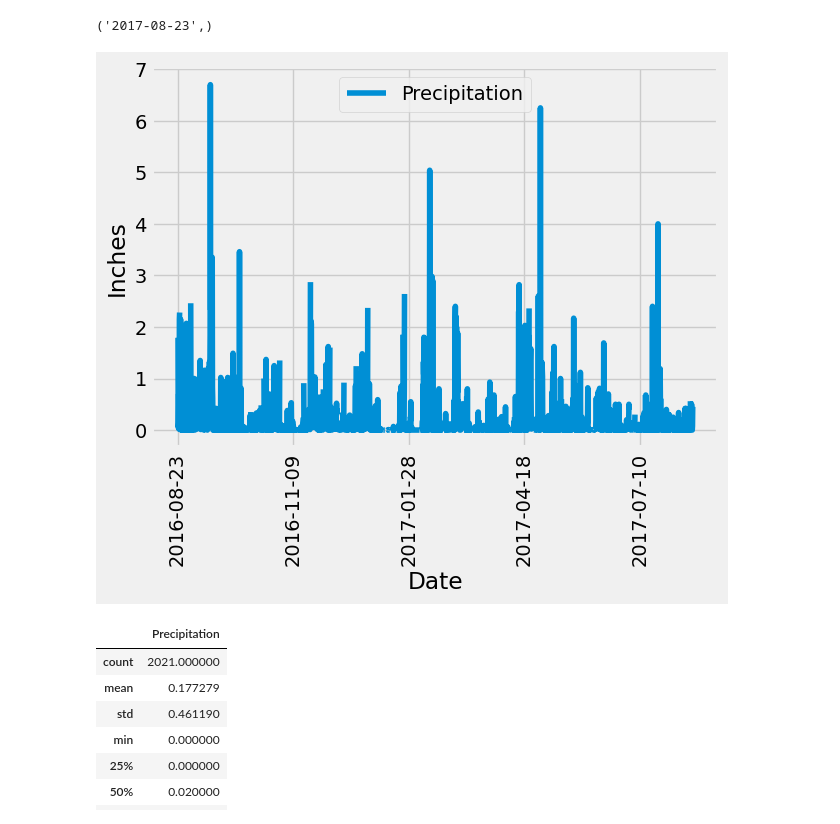
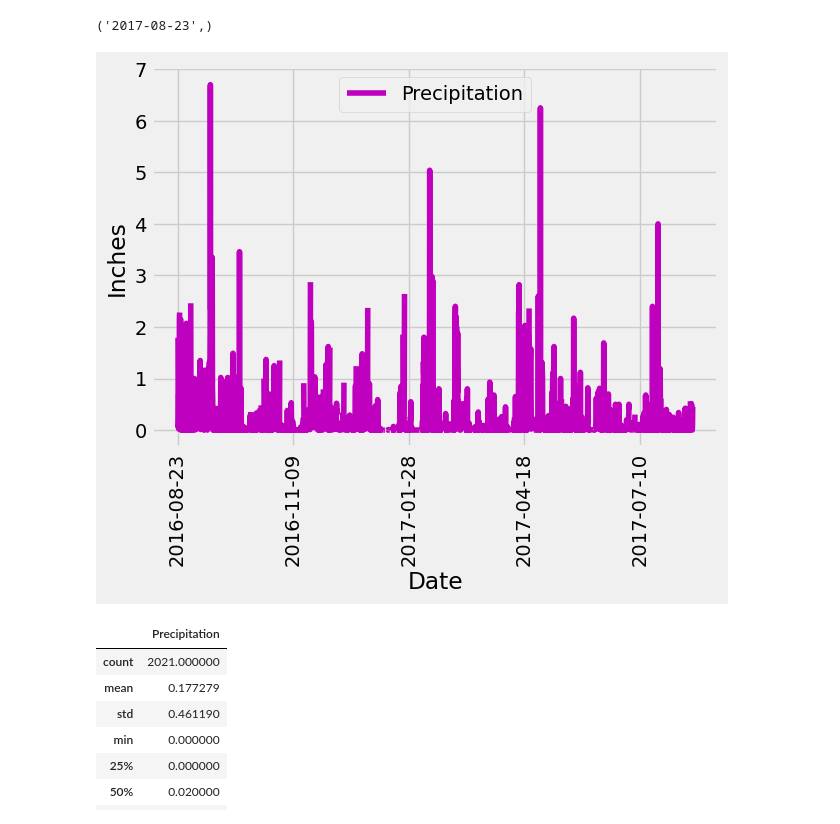
Before and after one commit to lvit001/sqlalchemy-challenge, a Jupyter notebook: SurfsUp/climate_starter.ipynb, the cells around one changed output. Saved outputs shown, nothing was run; the diff lists cells and outputs as text; code cells hidden in the pictures.

```diff
--- a/SurfsUp/climate_starter.ipynb
+++ b/SurfsUp/climate_starter.ipynb
@@ -46,29 +46,29 @@ most_recent_date
 # %%
 # Design a query to retrieve the last 12 months of precipitation data and plot the results.
 # Starting from the most recent data point in the database.
 
 # Calculate the date one year from the last date in data set.
 year_ago = dt.date(2017, 8, 23) - dt.timedelta(days=365)
 
 # Perform a query to retrieve the data and precipitation scores
 precipitation_data = session.query(Measurement.date, Measurement.prcp).filter(Measurement.date >= year_ago).all()
 
 # Save the query results as a Pandas DataFrame. Explicitly set the column names
 df = pd.DataFrame(precipitation_data, columns=["Date","Precipitation"])
 
 # Sort the dataframe by date
 df = df.sort_values(by="Date",ascending=True)
 df.set_index(df["Date"], inplace=True)
 
 # Use Pandas Plotting with Matplotlib to plot the data
-df.plot()
+df.plot(color='m')
 plt.tight_layout()
 plt.xticks(rotation='vertical')
 plt.xlabel("Date")
 plt.ylabel("Inches")
 plt.show()
 # %% [output]
-[figure, old version]
+[figure, new version]
 # %%
 # Use Pandas to calculate the summary statistics for the precipitation data
 df.describe()
```
Also changed, not shown: parts of 4 cells of this notebook.
